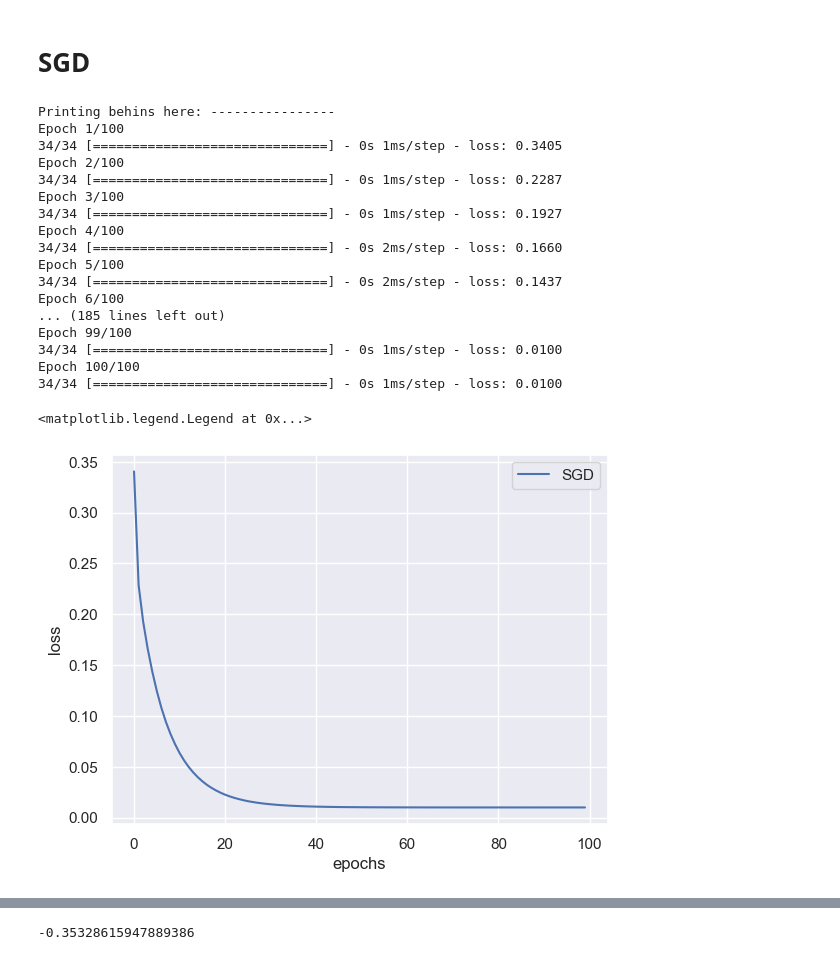
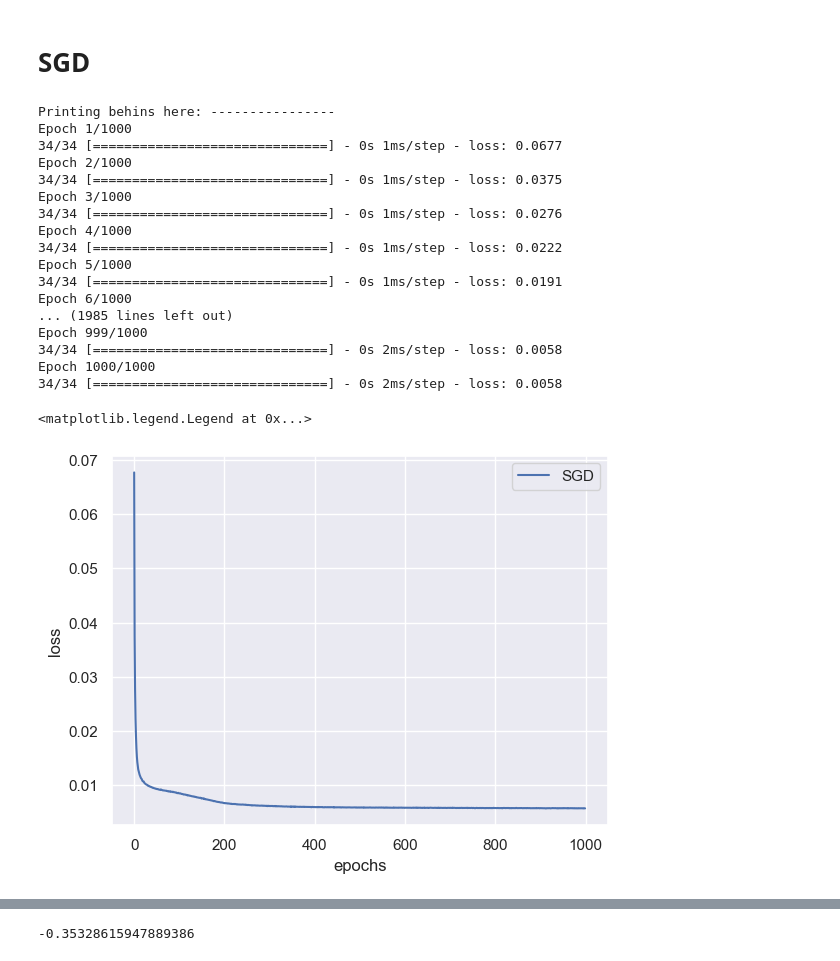
Before and after one commit to Ayushrawat-cmd/STPI-internship, a Jupyter notebook: model1.ipynb, the cells around one changed output, grey strips where cells are left out. Cells and saved outputs as stored; diff of their text form; code cells hidden in the pictures.

```diff
--- a/model1.ipynb
+++ b/model1.ipynb
@@ -32,4 +36,17 @@ X['bmi'] = np.where(X["bmi"].values>25,1,0)
 # np.where((X.dtypes == object))
 X = X.drop(['sex','children','region'],axis=1)
 # %%
-data['bmi'] =np.where(data["bmi"].values>25,"yes","no")
+data['sex'] =np.where(data["sex"].values=="male",1,0)
+# %%
+arr = []
+for values in data["region"]:
+    if values == "southwest":
+        arr.append(0)
+    elif values =="southeast":
+        arr.append(1)
+    elif values =="northwest":
+        arr.append(2)
+    else:
+        arr.append(3)
+
+data["region"] = arr
@@ -36,5 +69,5 @@ data['bmi'] =np.where(data["bmi"].values>25,"yes","no")
 # %%
-X["smoker"] = np.where(X["smoker"].values == "yes",1,0)
+X["smoker"] = np.where(X["smoker"].values == "yes",1,2)
 # %%
 X.corr()
 # %% [output]
@@ -144,42 +187,47 @@ from tensorflow.keras.losses import mse
 # %%
 #SGD
 # Use the required optimizer to compile the model
-
+# The number of hidden neurons should be between the size of the input layer and the size of the output layer.
+# The number of hidden neurons should be 2/3 the size of the input layer, plus the size of the output layer.
+# The number of hidden neurons should be less than twice the size of the input layer.
+# (2/3*6 + 1 = 5)
 model = Sequential()
-model.add(Dense(1,activation = 'linear'))
+model.add(Dense(6,activation = 'tanh'))
+model.add(Dense(5,activation = 'PReLU'))
+model.add(Dense(1,activation = 'tanh'))
 # model.add(Dense(1))
 
 print("Printing behins here: ----------------")
-model.compile(optimizer=tf.keras.optimizers.SGD(learning_rate=0.01,momentum=0.0,
+model.compile(optimizer=tf.keras.optimizers.SGD(learning_rate=0.05,momentum=0.0,
     nesterov=False,),loss=tf.keras.losses.mse)
-train = model.fit(x_train,y_train,epochs=100)
+train = model.fit(x_train,y_train,epochs=1000)
 
 #loss over time
 plt.plot(train.history['loss'], label='loss')
 plt.xlabel('epochs')
 plt.ylabel('loss')
 plt.legend(['SGD'])
 # model.predict(x_test,y_test)
 # %% [output]
 Printing behins here: ----------------
-Epoch 1/100
-34/34 [==============================] - 0s 1ms/step - loss: 0.3405
-Epoch 2/100
-34/34 [==============================] - 0s 1ms/step - loss: 0.2287
-Epoch 3/100
-34/34 [==============================] - 0s 1ms/step - loss: 0.1927
-Epoch 4/100
-34/34 [==============================] - 0s 2ms/step - loss: 0.1660
-Epoch 5/100
-34/34 [==============================] - 0s 2ms/step - loss: 0.1437
-Epoch 6/100
-... (185 lines left out)
-Epoch 99/100
-34/34 [==============================] - 0s 1ms/step - loss: 0.0100
-Epoch 100/100
-34/34 [==============================] - 0s 1ms/step - loss: 0.0100
+Epoch 1/1000
+34/34 [==============================] - 0s 1ms/step - loss: 0.0677
+Epoch 2/1000
+34/34 [==============================] - 0s 1ms/step - loss: 0.0375
+Epoch 3/1000
+34/34 [==============================] - 0s 1ms/step - loss: 0.0276
+Epoch 4/1000
+34/34 [==============================] - 0s 1ms/step - loss: 0.0222
+Epoch 5/1000
+34/34 [==============================] - 0s 1ms/step - loss: 0.0191
+Epoch 6/1000
+... (1985 lines left out)
+Epoch 999/1000
+34/34 [==============================] - 0s 2ms/step - loss: 0.0058
+Epoch 1000/1000
+34/34 [==============================] - 0s 2ms/step - loss: 0.0058
 <matplotlib.legend.Legend at 0x...>
-[figure, old version]
+[figure, new version]
 # %%
 pred = model.predict(x_test)
 # %% [output]
```
Also changed, not shown: parts of 31 cells of this notebook, 1 other file.
